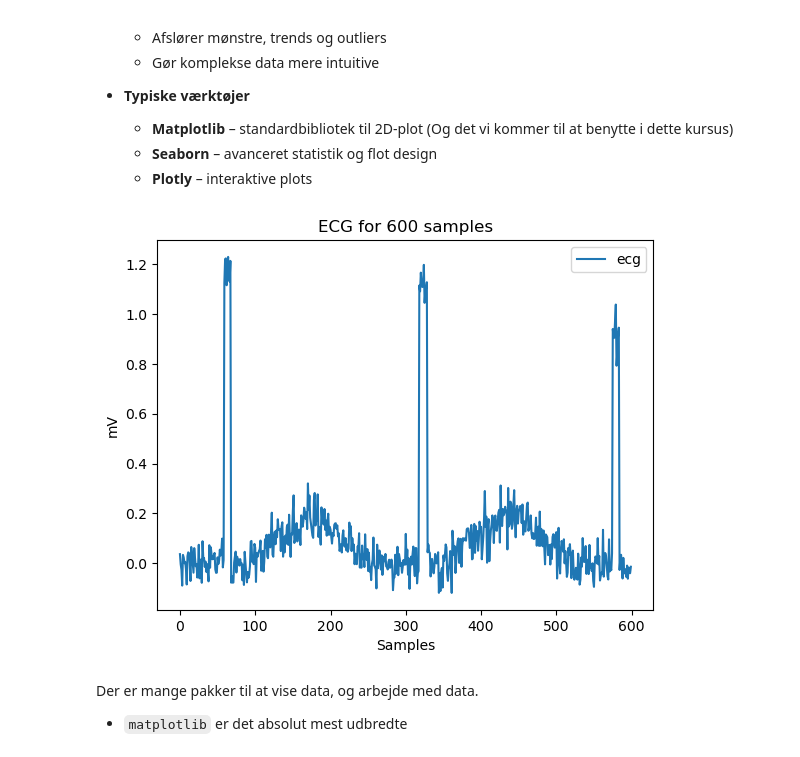
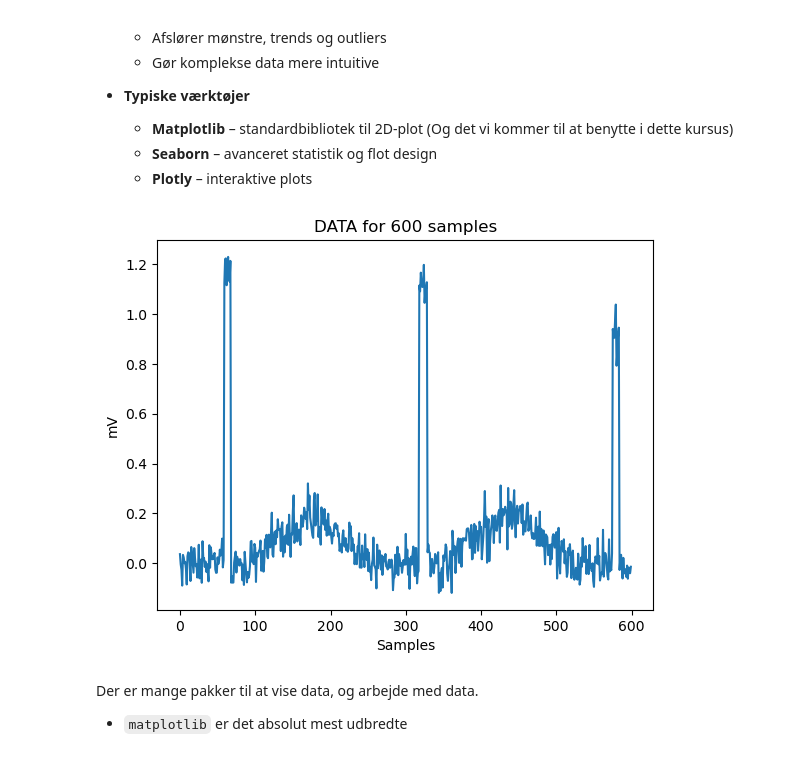
Before and after one commit to AAU-ST2-Programming/oop_3, a Jupyter notebook: AP-LoadData.ipynb, the cells around one changed output. Saved outputs shown, nothing was run; the diff lists cells and outputs as text; code cells hidden in the pictures.

```diff
--- a/AP-LoadData.ipynb
+++ b/AP-LoadData.ipynb
@@ -304,7 +299,7 @@ Disse fejl er **normale**
 # %%
 filename = "files/data_1_rows.csv"
 data = []
-with open("data.txt", "r") as f:
+with open(filename, "r") as f:
     header = f.readline().strip()
 
     for line in f:
@@ -348,11 +345,10 @@ First 5 rows
 filename = "files/data_1_rows.csv"
 data = []
 with open(filename, "r") as f:
-    datareader = csv.reader(f)
-    headers = next(datareader)  # Første linje er headers
-    header = headers[0]
-    for line in datareader:
-        data.append(float(line[0]))
+    header = f.readline().strip()
+
+    for line in f:
+        data.append(float(line.strip()))
 
 N = 5
 print(f"First {N} rows")
@@ -411,7 +407,7 @@ class CSVDataLoader:
         with open(self.filename, "r") as f:
             header =f.readline().strip()  # Skip header line
             for line in f:
-                data.append(float(line))
+                data.append([float(line)])
             self.data = data
             self.header = header
         print(f"Loaded {len(data)} rows from {self.filename}")
@@ -476,13 +464,12 @@ En af de mest effektive metoder er at bruge grafer og plots.
 # %%
 N = 600
 plt.plot(data[:N], label=header)
-plt.legend()
 plt.xlabel("Samples")
 plt.ylabel("mV")
 plt.title(f"{header.upper()} for {N} samples")
 plt.show()
 # %% [output]
-[figure, old version]
+[figure, new version]
 # %% [markdown]
 Der er mange pakker til at vise data, og arbejde med data.
 - `matplotlib` er det absolut mest udbredte
```
Also changed, not shown: parts of 15 cells of this notebook, 2 other files.
